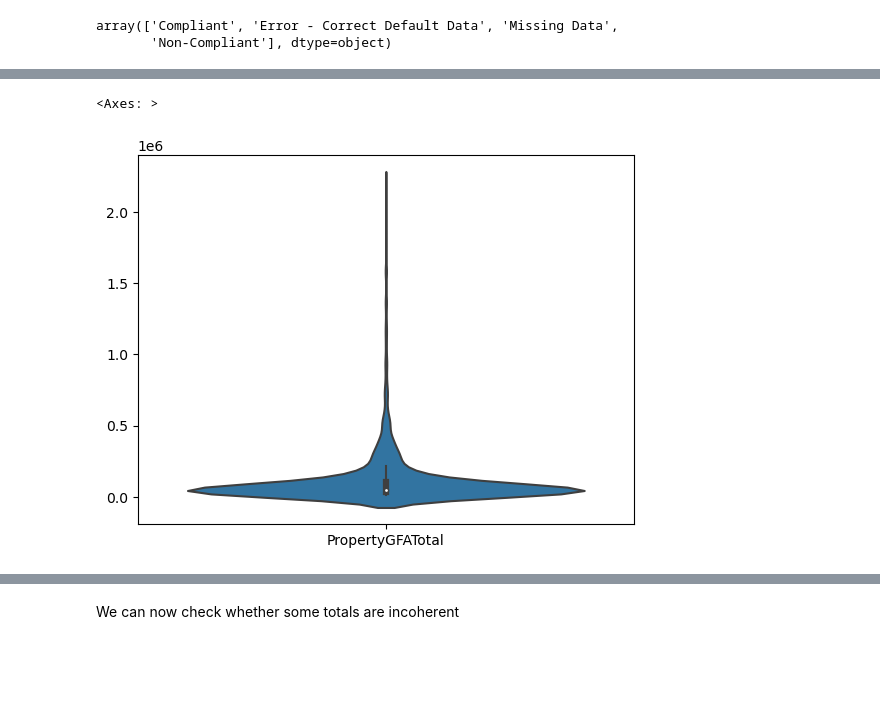
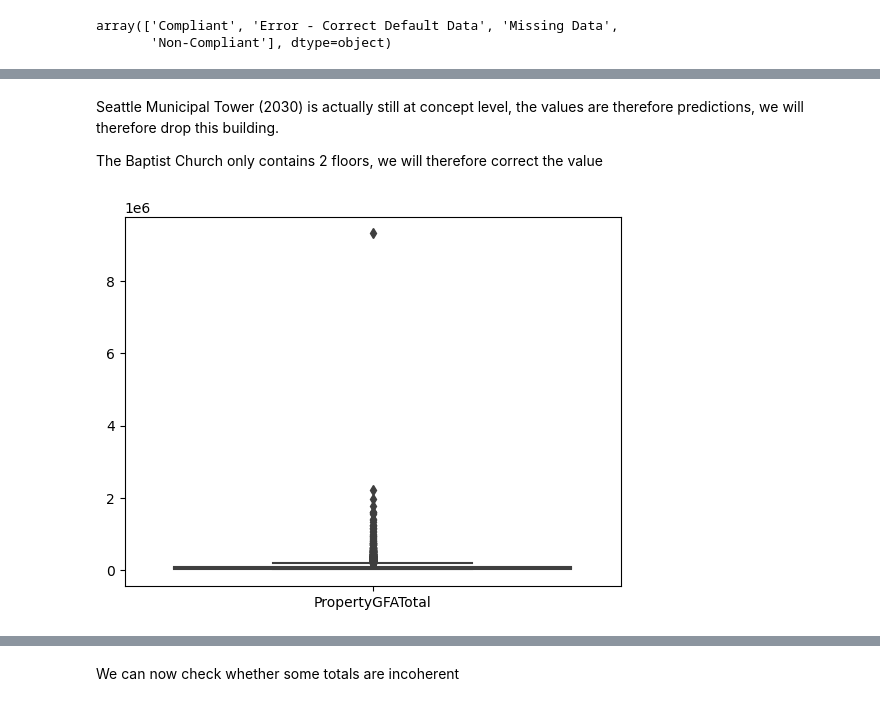
Before and after one commit to Dzov/DSP4, a Jupyter notebook: Haladjian_Amelie-Dzovinar_1_notebook_exploratoire_082023.ipynb, the cells around one changed output, grey strips where cells are left out. Cells and saved outputs as stored; diff of their text form; code cells hidden in the pictures; blank space fills up the shorter version.

```diff
--- a/Haladjian_Amelie-Dzovinar_1_notebook_exploratoire_082023.ipynb
+++ b/Haladjian_Amelie-Dzovinar_1_notebook_exploratoire_082023.ipynb
@@ -306,3 +263,2 @@ NumberOfBuildings and NumberOfFloors shoulds not contain 0s
 # %%
 data.loc[data["NumberofBuildings"] == 0, "NumberofBuildings"] = 1
-data.loc[data["NumberofFloors"] == 0, "NumberofFloors"] = 1
@@ -308,0 +275,2 @@ data.loc[data["NumberofFloors"] == 0, "NumberofFloors"] = 1
+# %%
+data.loc[data["NumberofBuildings"].isna(), "NumberofBuildings"] = 1
@@ -308,0 +300,4 @@ data.loc[data["NumberofFloors"] == 0, "NumberofFloors"] = 1
+# %%
+data.loc[data["NumberofFloors"] == 0, "NumberofFloors"] = data[
+    "NumberofFloors"
+].median()
@@ -309,6 +312,14 @@ data.loc[data["NumberofFloors"] == 0, "NumberofFloors"] = 1
+# %% [markdown]
+Seattle Municipal Tower (2030) is actually still at concept level, the values are therefore predictions, we will therefore drop this building.
+
+The Baptist Church only contains 2 floors, we will therefore correct the value
+# %%
+data = data.drop(index=233)
+
+data.loc[1359, "NumberofFloors"] = 2
 # %%
-sns.violinplot(data=data[["PropertyGFATotal"]])
+sns.boxplot(data=data[["PropertyGFATotal"]])
+plt.show()
 # %% [output]
-<Axes: >
-[figure, old version]
+[figure, new version]
 # %%
```
Also changed, not shown: parts of 70 cells of this notebook, 2 other files.
